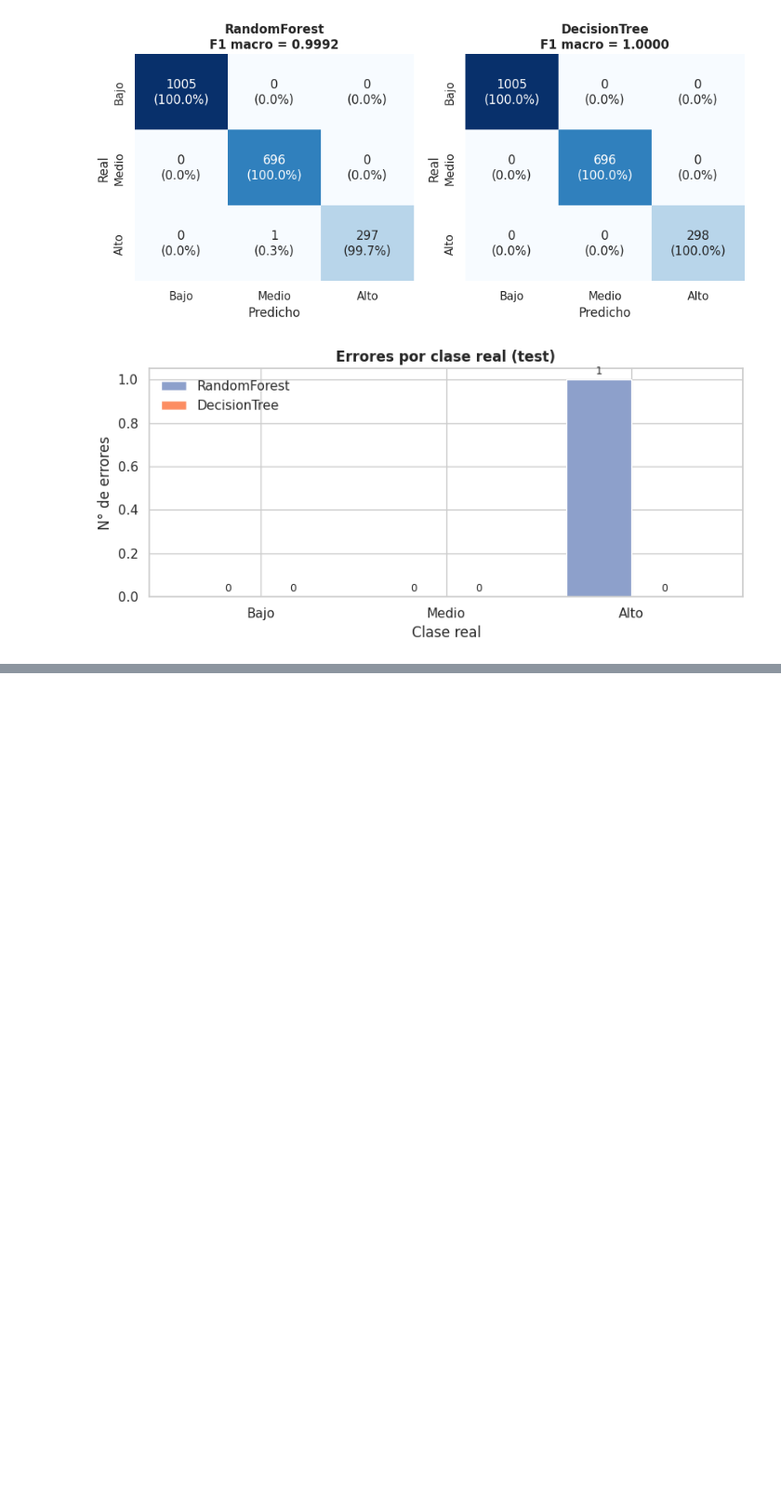
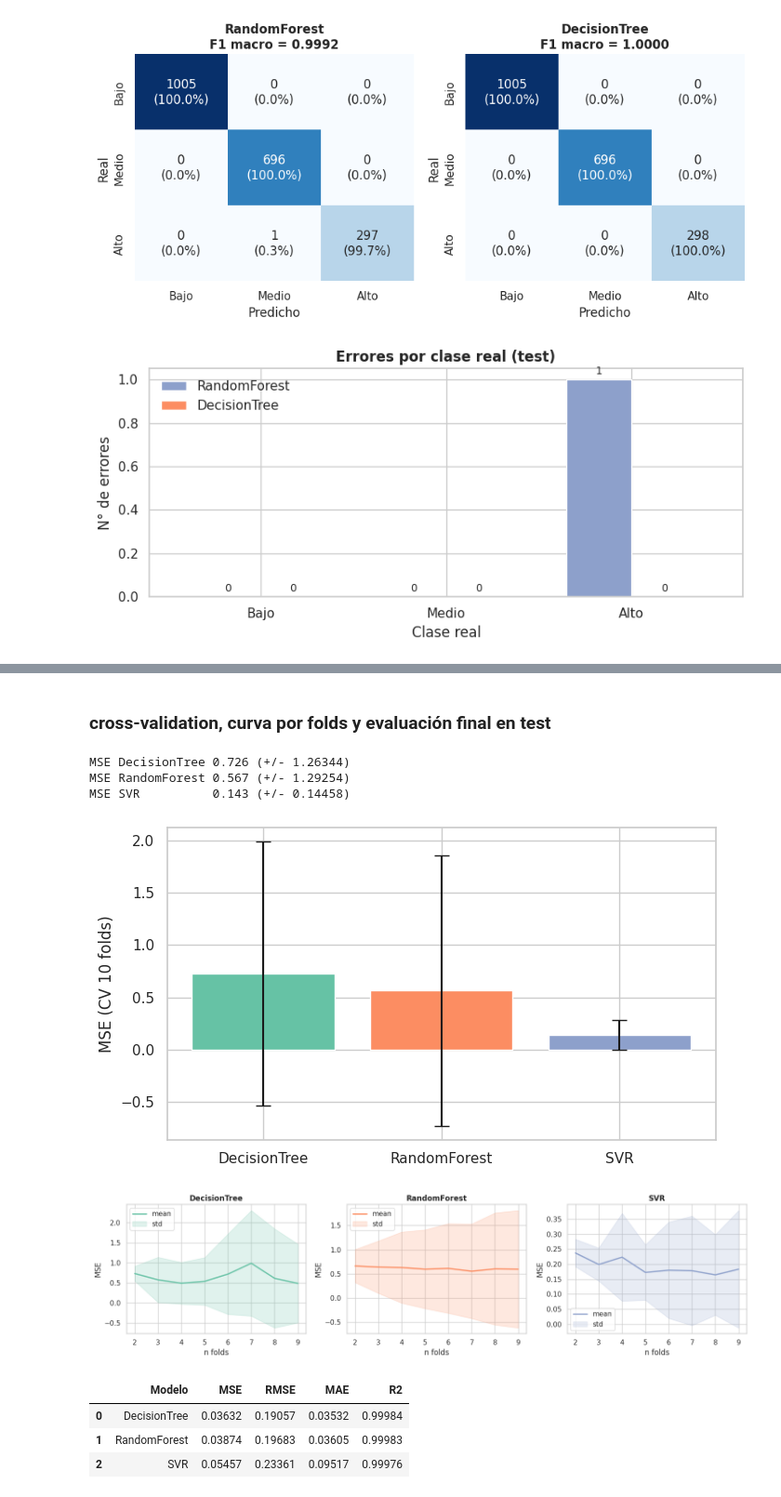
Before and after one commit to Neyder2502/gpu-performance-ml, a Jupyter notebook: proyecto_machine_learning.ipynb, the cells around one changed output, grey strips where cells are left out. Shown at 93% size. Drawn from its saved outputs; the diff is of its cells as text; code cells hidden in the pictures; blank space fills up the shorter version.

```diff
--- a/proyecto_machine_learning.ipynb
+++ b/proyecto_machine_learning.ipynb
@@ -1252,0 +1330,7 @@ plt.show()
+# %%
+df_resultados_r = pd.DataFrame(resultados_r)
+display(df_resultados_r.sort_values("Val_MSE").reset_index(drop=True))
+
+mejor_por_familia_r = (df_resultados_r.loc[df_resultados_r.groupby("Modelo")["Val_MSE"].idxmin()]
+                       .sort_values("Val_MSE").reset_index(drop=True))
+display(mejor_por_familia_r)
@@ -1252,0 +1560,57 @@ plt.show()
+# %% [markdown]
+### cross-validation, curva por folds y evaluación final en test
+# %%
+cv_res = {}
+for m in MODELOS_R:
+    s = cross_val_score(construir_r(m, mejores_r[m]), Xr_tmp, yr_tmp,
+                        cv=KFold(10, shuffle=False), scoring=make_scorer(mean_squared_error))
+    cv_res[m] = (s.mean(), s.std())
+    print("MSE %-12s %.3f (+/- %.5f)" % (m, s.mean(), s.std()))
+
+# 10. MSE promedio con desviación (CV de 10 folds)
+fig, ax = plt.subplots(figsize=(7, 4))
+ax.bar(MODELOS_R, [v[0] for v in cv_res.values()], yerr=[v[1] for v in cv_res.values()],
+       color=[COL_R[m] for m in MODELOS_R], capsize=6)
+ax.set_ylabel("MSE (CV 10 folds)")
+plt.tight_layout()
+plt.show()
+
+
+# 11. Curva por número de folds (media ± std)
+fig, axes = plt.subplots(1, 3, figsize=(15, 4))
+for ax, m in zip(axes, MODELOS_R):
+    means, stds = [], []
+    for k in range(2, 10):
+        s = cross_val_score(construir_r(m, mejores_r[m]), Xr_tmp, yr_tmp,
+                            cv=KFold(k, shuffle=True, random_state=42), scoring=make_scorer(mean_squared_error))
+        means.append(s.mean())
+        stds.append(s.std())
+    means, stds = np.array(means), np.array(stds)
+    ax.plot(range(2, 10), means, color=COL_R[m], linewidth=2, label="mean")
+    ax.fill_between(range(2, 10), means - stds, means + stds, color=COL_R[m], alpha=0.2, label="std")
+    ax.set_title(m, fontweight="bold")
+    ax.set_xlabel("n folds")
+    ax.set_ylabel("MSE")
+    ax.legend()
+plt.tight_layout()
+plt.show()
+
+
+# Evaluación final en test (entrenando con train + val)
+filas = []
+for m in MODELOS_R:
+    p = construir_r(m, mejores_r[m]).fit(Xr_tmp, yr_tmp).predict(Xr_test)
+    filas.append({"Modelo": m, "MSE": mean_squared_error(yr_test, p),
+                  "RMSE": np.sqrt(mean_squared_error(yr_test, p)),
+                  "MAE": mean_absolute_error(yr_test, p), "R2": r2_score(yr_test, p)})
+display(pd.DataFrame(filas).sort_values("MSE").reset_index(drop=True))
+# %% [output]
+MSE DecisionTree 0.726 (+/- 1.26344)
+MSE RandomForest 0.567 (+/- 1.29254)
+MSE SVR          0.143 (+/- 0.14458)
+[figure, added]
+[figure, added]
+|  | Modelo | MSE | RMSE | MAE | R2 |
+| 0 | DecisionTree | 0.03632 | 0.19057 | 0.03532 | 0.99984 |
+| 1 | RandomForest | 0.03874 | 0.19683 | 0.03605 | 0.99983 |
+| 2 | SVR | 0.05457 | 0.23361 | 0.09517 | 0.99976 |
```
Also changed, not shown: parts of 15 cells of this notebook.
